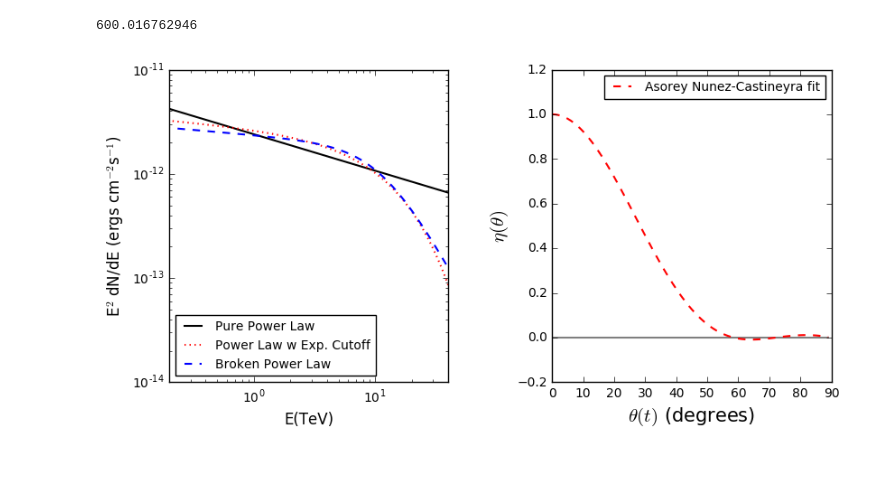
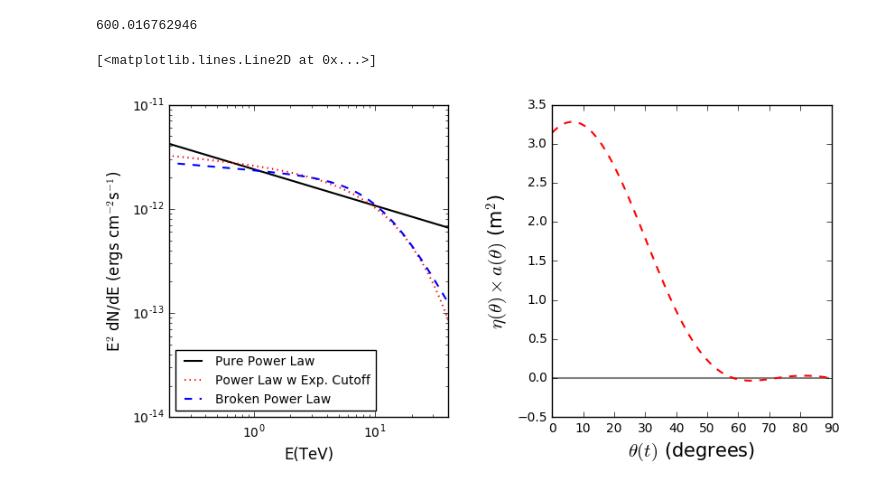
Before and after one commit to luturonunca/halleyGC, a Jupyter notebook: Galactic Center Transit.ipynb, the cells around one changed output. Saved outputs shown, nothing was run; the diff lists cells and outputs as text; code cells hidden in the pictures.

```diff
--- a/Galactic Center Transit.ipynb
+++ b/Galactic Center Transit.ipynb
@@ -102,7 +100,8 @@ C=cos(radians(0)) #this is equators latitude
 S=sin(radians(0))
 t=0
 lcha=radians(16)
-time=np.array([12/5.,6.-3.,6.,6+2.1, 12-2])
+
+time=np.append((np.random.rand(5)*5.9),6.)
 t_detail = np.arange(0.,12.5,0.5)
 def get_all(t):
     TEdegrees=degrees(arcsin(-S*cos(theta(t,15))*cos(phi(t,15))+C*sin(theta(t,15))))
@@ -245,6 +246,18 @@ def etadetheta(x):
     result =  A*(np.cos(theta))**4 + B*(np.cos(theta))**3 +C*(np.cos(theta))**2 +D*(np.cos(theta))
     return result
 
+def area(x):
+    """
+    input in degrees
+    """
+    theta = np.radians(x)
+    #tank radius in meters
+    r = 1.
+    # tank hight in meters
+    h = 1.2
+    result = 2*r*h*np.sin(theta) + np.pi*r**2*np.cos(theta)
+    return result
+
 from scipy.integrate import quad
 Flux = quad(smoothlBrk, .2,40)[0]
 print Nprim(Flux)
@@ -253,28 +266,32 @@ print Nprim(Flux)
 # %%
 theta = np.arange(0,90,1)
 
 fig , (ax,ax1) = plt.subplots(1,2,figsize=[8,4])
 
 plt.tight_layout(pad=1, w_pad=5.5, h_pad=1.0)
 
 ax.set_xlabel('E(TeV)',fontsize=12)
 ax.set_ylabel(r'E$^2$ dN/dE (ergs cm$^{-2}$s$^{-1}$)',fontsize=12)
 ax.set_xscale('log')
 ax.set_yscale('log')
 ax.set_xlim([0.2,40])
 ax.set_ylim([1e-14,1e-11])
 ax.plot(E, powe* (E**2),'k-',linewidth=1.5, label='Pure Power Law')
 ax.plot(E,expocut*(E**2),'r:',linewidth=1.5, label='Power Law w Exp. Cutoff')
 ax.plot(E, smooth*(E**2),'b--',linewidth=1.5, label= 'Broken Power Law')
 legend = ax.legend(loc='lower left', ncol=1, shadow=False, fontsize=10)
-
+tankCS = area(theta)
+tankCSnor = tankCS/max(tankCS)
+product = etadetheta(theta) * tankCS
 ax1.set_xlabel(r'$\theta(t)$ (degrees)',fontsize=15)
-ax1.set_ylabel(r'$\eta(\theta)$',fontsize=15)
+ax1.set_ylabel(r'$\eta(\theta)\times a(\theta)$ (m$^2$)',fontsize=15)
 #ax1.set_xlim([0.2,40])
-#ax1.set_ylim([1e-14*3600*1e6,1e-11*3600*1e6])
+#ax1.set_ylim([-0.2,1.3])
 ax1.plot(theta, [0 for i in theta],'k-',linewidth=1.5,alpha=0.5)
-ax1.plot(theta,etadetheta(theta),'r--',linewidth=1.5, label ='Asorey Nunez-Castineyra fit')
-#ax1.plot(E, smooth*(E**2)*3600*1e6,'b--',linewidth=1.5, label= 'Broken Power Law')
-legend = ax1.legend(loc='upper right', ncol=1, shadow=False, fontsize=10)
+#ax1.plot(theta,etadetheta(theta),'r--',linewidth=1.5, label ='Asorey Nunez-Castineyra fit')
+#ax1.plot(theta,tankCSnor,'g--',linewidth=1.5, label= 'Broken Power Law')
+ax1.plot(theta,product,'r--',linewidth=1.5)
+#legend = ax1.legend(loc='upper right', ncol=1, shadow=False, fontsize=10)
 # %% [output]
+[<matplotlib.lines.Line2D at 0x...>]
-[figure, old version]
+[figure, new version]
```
Also changed, not shown: parts of 7 cells of this notebook.
